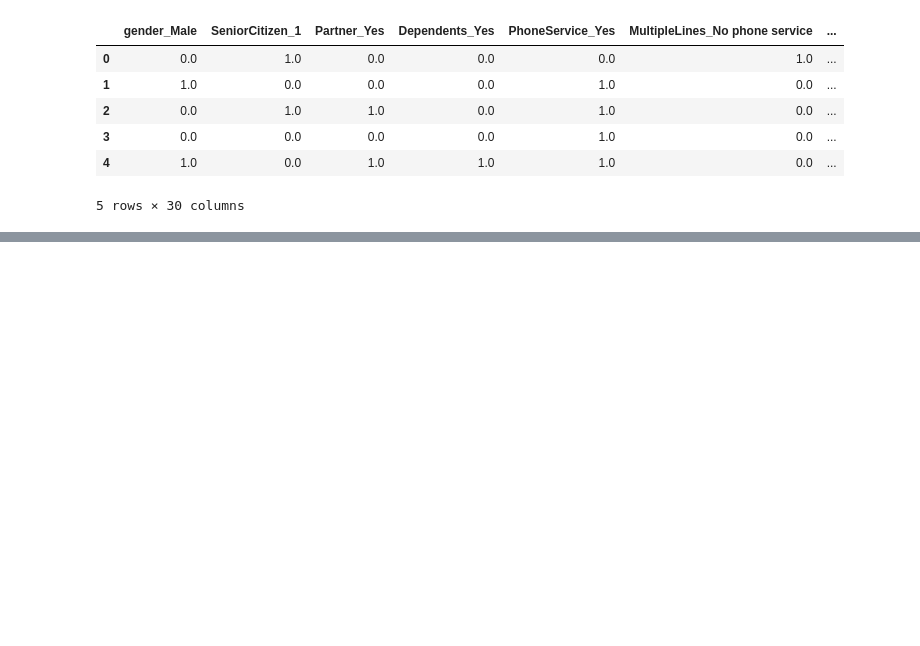
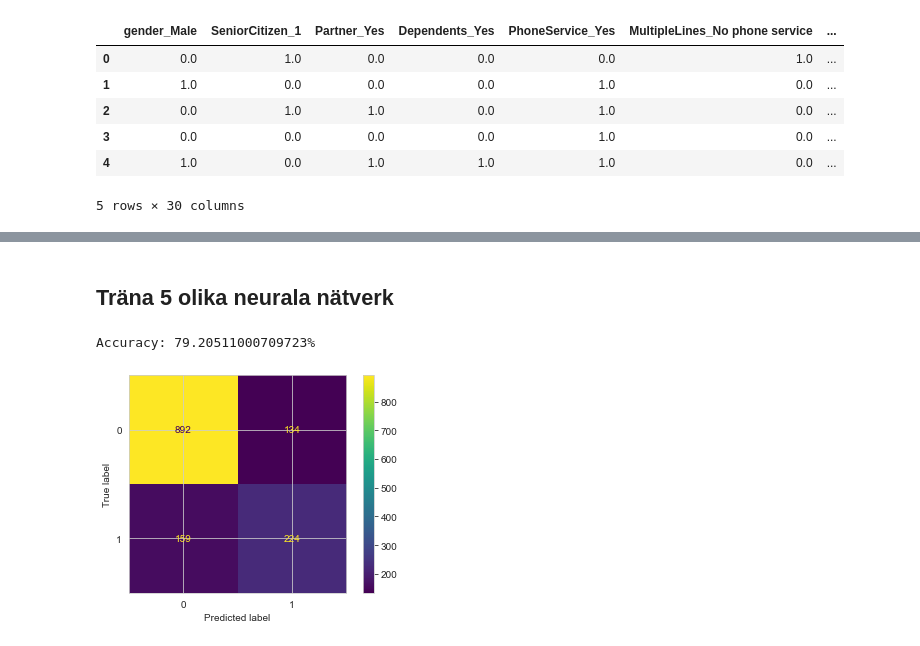
Before and after one commit to Ahmad223455322/Deep-la-rning-Linja-r_reg, a Jupyter notebook: Ahmad_Zarzar_neurala nätverk.ipynb, the cells around one changed output, grey strips where cells are left out. Drawn from its saved outputs; the diff is of its cells as text; code cells hidden in the pictures; blank space fills up the shorter version.

```diff
--- a/Ahmad_Zarzar_neurala nätverk.ipynb
+++ b/Ahmad_Zarzar_neurala nätverk.ipynb
@@ -271,0 +283,15 @@ Error:
+# %% [markdown]
+## Träna 5 olika neurala nätverk
+# %%
+clf_1 = MLPClassifier(learning_rate_init=0.01,hidden_layer_sizes=(5,5,5,5), random_state=42)
+clf_1.fit(x_train, y_train)
+
+score_1=clf_1.score(x_test,y_test)
+print(f'Accuracy: {score_1*100}%')
+
+
+plot_confusion_matrix(clf_1, x_test, y_test)
+plt.show()
+# %% [output]
+Accuracy: 79.20511000709723%
+[figure, added]
```
Also changed, not shown: parts of 34 cells of this notebook, 1 other file.
